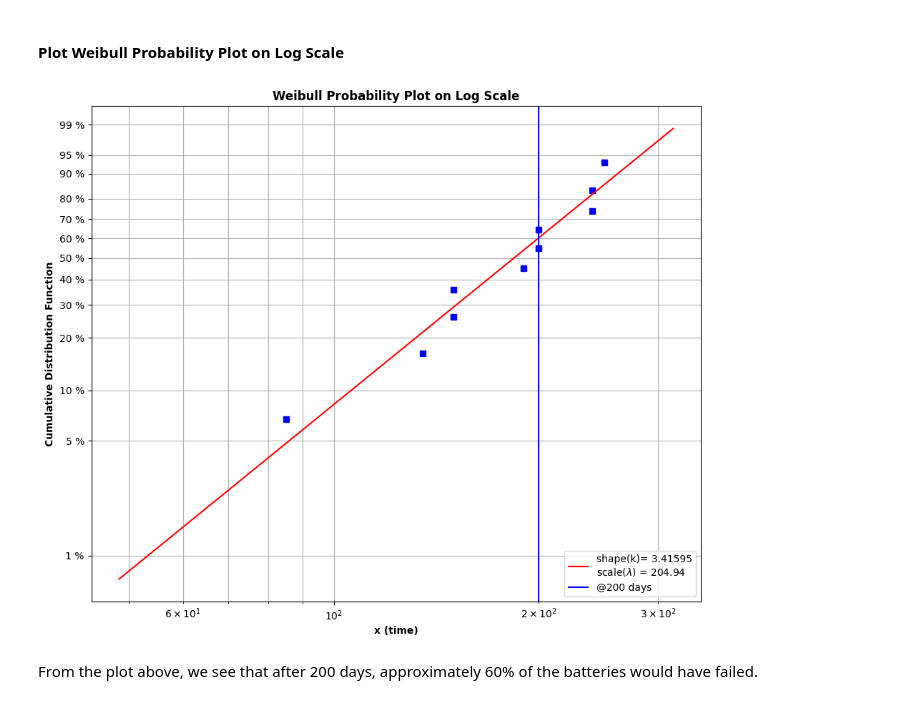
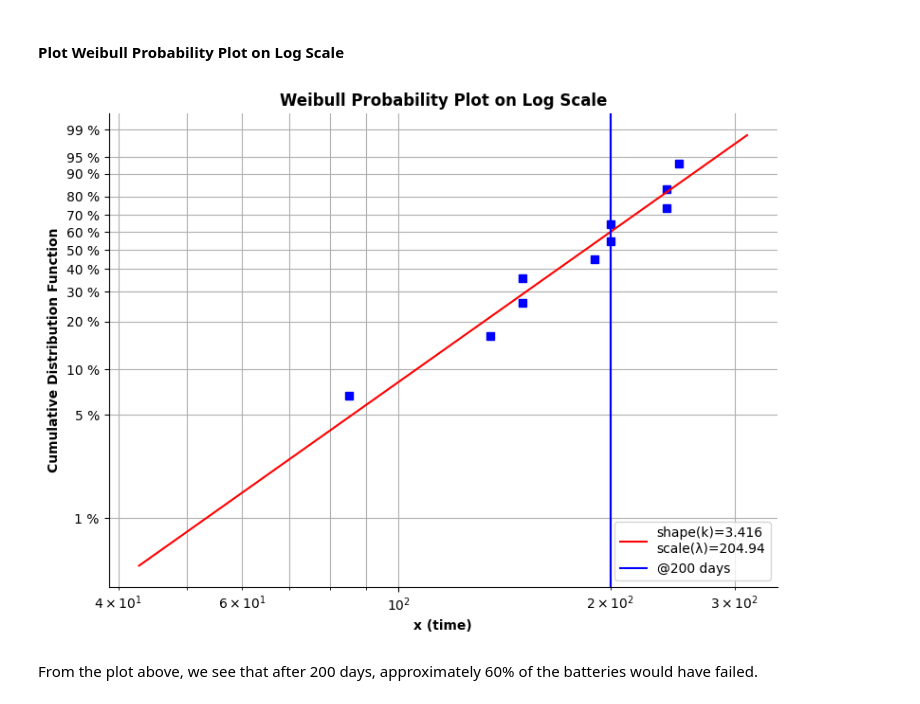
Before and after one commit to pybokeh/forecasting, a Jupyter notebook: notebooks/Weibull_Analysis.ipynb, the cells around one changed output. Drawn from its saved outputs; the diff is of its cells as text; code cells hidden in the pictures.

Commit message:
Added weibullutils package and improved chart aesthetics

```diff
--- a/notebooks/Weibull_Analysis.ipynb
+++ b/notebooks/Weibull_Analysis.ipynb
@@ -168,38 +175,38 @@ y = ln(-ln(1 - median_rank))
 # Generate 1000 numbers following a Weibull distribution that we think ideally fits our data using the shape and scale parameter
 x_ideal = scale * random.weibull(shape, size=100)
 x_ideal.sort()
 F = 1 - np.exp( -(x_ideal/scale)**shape )
 y_ideal = ln(-ln(1 - F))
 
 # Weibull plot
-fig1 = plt.figure()
-fig1.set_size_inches(11,9)
-ax = plt.subplot(111)
+fig, ax = plt.subplots(figsize=(8,6))
+ax.spines[['right', 'top']].set_visible(False)
 
 plt.semilogx(x, y, "bs")
-plt.semilogx(x_ideal, y_ideal, 'r-', label="shape(k)= %5G\nscale($\lambda$) = %.5G" % (shape, scale) )
+plt.semilogx(x_ideal, y_ideal, 'r-', label=f"shape(k)={shape:.5G}\nscale(λ)={scale:.5G}")
 plt.axvline(x = 200, color = 'b', label = '@200 days')
 plt.title("Weibull Probability Plot on Log Scale", weight="bold")
 plt.xlabel('x (time)', weight="bold")
 plt.ylabel('Cumulative Distribution Function', weight="bold")
 plt.legend(loc='lower right')
 
 # Generate ticks
 def weibull_CDF(y, pos):
     return "%G %%" % (100*(1-np.exp(-np.exp(y))))
 
 formatter = FuncFormatter(weibull_CDF)
 ax.yaxis.set_major_formatter(formatter)
 
 yt_F = np.array([ 0.01, 0.05, 0.1, 0.2, 0.3, 0.4, 0.5,
            0.6, 0.7, 0.8, 0.9, 0.95, 0.99])
 yt_lnF = ln( -ln(1-yt_F))
 plt.yticks(yt_lnF)
 ax.yaxis.grid()
 ax.xaxis.grid(which='both')
+plt.tight_layout()
 plt.show()
 # %% [output]
-[figure, old version]
+[figure, new version]
 # %% [markdown]
 From the plot above, we see that after 200 days, approximately 60% of the batteries would have failed.
 # %% [markdown]
```
Also changed, not shown: parts of 17 cells of this notebook, 7 other files.
